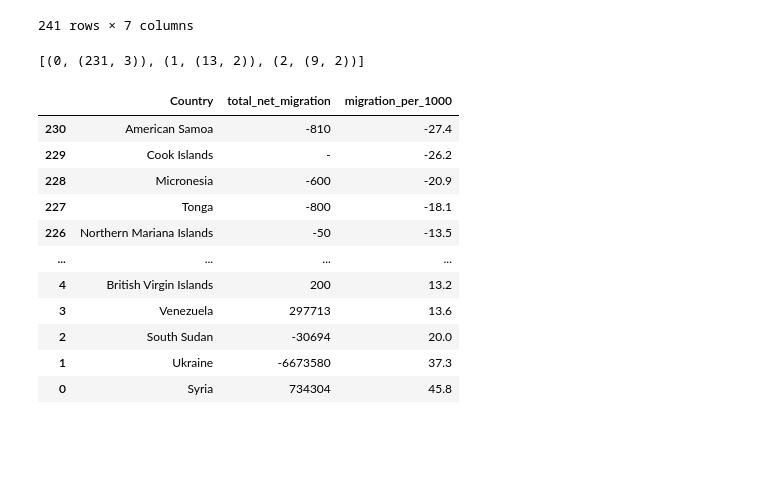
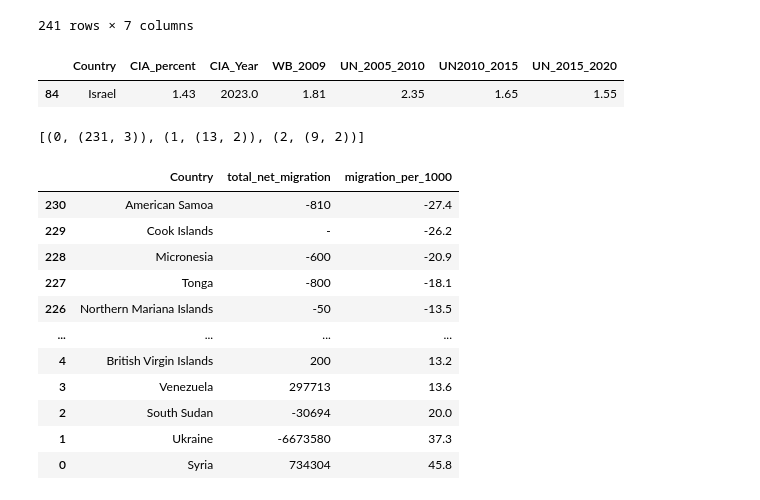
Before and after one commit to dbabbitt/StatsByCountry, a Jupyter notebook: scatterplots/Population Decline.ipynb, the cells around one changed output. Drawn from its saved outputs; the diff is of its cells as text; code cells hidden in the pictures; blank space fills up the shorter version.

```diff
--- a/scatterplots/Population Decline.ipynb
+++ b/scatterplots/Population Decline.ipynb
@@ -82,6 +82,13 @@ population_growth_df
 | 239 | West Bank | 1.66 | 2023.0 | NaN | NaN | NaN | NaN |
 | 240 | Gaza Strip | 1.99 | 2023.0 | NaN | NaN | NaN | NaN |
 241 rows × 7 columns
+# %%
+
+mask_series = (population_growth_df.Country == 'Israel')
+population_growth_df[mask_series]
+# %% [output]
+|  | Country | CIA_percent | CIA_Year | WB_2009 | UN_2005_2010 | UN2010_2015 | UN_2015_2020 |
+| 84 | Israel | 1.43 | 2023.0 | 1.81 | 2.35 | 1.65 | 1.55 |
 # %%
 
 df = nu.check_for_typos(ssu.alpha3_to_country_dict.values(), population_growth_df.Country)
```
